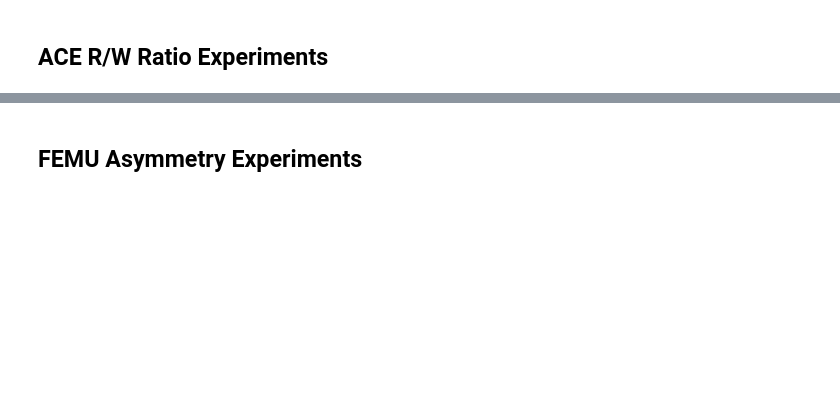
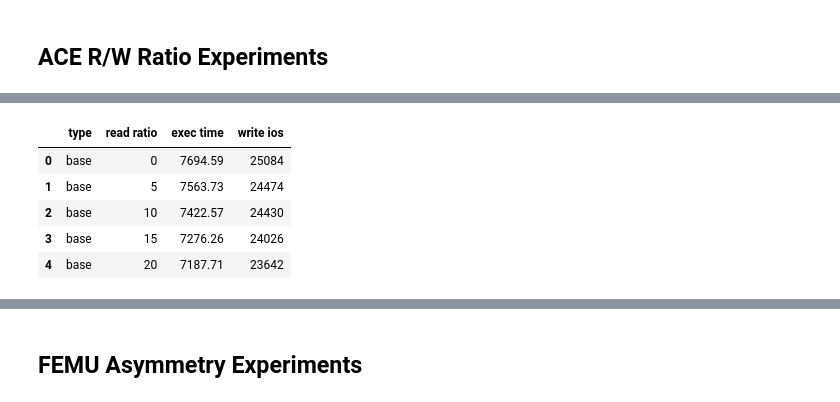
Before and after one commit to uenot/cs561-fproj-data, a Jupyter notebook: analysis.ipynb, the cells around one changed output, grey strips where cells are left out. Saved outputs shown, nothing was run; the diff lists cells and outputs as text; code cells hidden in the pictures; blank space fills up the shorter version.

```diff
--- a/analysis.ipynb
+++ b/analysis.ipynb
@@ -67,3 +7,65 @@ df.head()
+# %%
+ace_data = [
+    [0, 9176.98, 13710],
+    [5, 9006.71, 13537],
+    [10, 8754.76, 13369],
+    [15, 8619.69, 13159],
+    [20, 8423.11, 12958],
+    [25, 8149.77, 12668],
+    [30, 7812.39, 12406],
+    [35, 7656.41, 12102],
+    [40, 7289.76, 11710],
+    [45, 6743.55, 11313],
+    [50, 6406.07, 10915],
+    [55, 5883.75, 10435],
+    [60, 5455.05, 9884],
+    [65, 4952.95, 9269],
+    [70, 4378.26, 8562],
+    [75, 3750.7, 7724],
+    [80, 3051.91, 6739],
+    [85, 2421.25, 5548],
+    [90, 1797.41, 4090],
+    [95, 1432.47, 2384],
+    [100, 426.804, 0],
+
+]
+
+base_data = [
+    [0, 7694.59, 25084],
+    [5, 7563.73, 24474],
+    [10, 7422.57, 24430],
+    [15, 7276.26, 24026],
+    [20, 7187.71, 23642],
+    [25, 7067.34, 23140],
+    [30, 6932.93, 22671],
+    [35, 6772.61, 22139],
+    [40, 6672.92, 21453],
+    [45, 6497.47, 20788],
+    [50, 6265.75, 20046],
+    [55, 6086.56, 19191],
+    [60, 5807.94, 18201],
+    [65, 5596.36, 17101],
+    [70, 5269.74, 15827],
+    [75, 4883.56, 14335],
+    [80, 4425.8, 12525],
+    [85, 3875.17, 10347],
+    [90, 3248.84, 7668],
+    [95, 2412.96, 4347],
+    [100, 427.274, 0]
+]
+
+base_data = [["base"] + row for row in base_data]
+ace_data = [["ace"] + row for row in ace_data]
+
+df = pd.DataFrame(base_data + ace_data, columns=["type", "read ratio", "exec time", "write ios"])
+df.head()
+# %% [output]
+|  | type | read ratio | exec time | write ios |
+| 0 | base | 0 | 7694.59 | 25084 |
+| 1 | base | 5 | 7563.73 | 24474 |
+| 2 | base | 10 | 7422.57 | 24430 |
+| 3 | base | 15 | 7276.26 | 24026 |
+| 4 | base | 20 | 7187.71 | 23642 |
 # %%
 fig, ax = plt.subplots(figsize=(8,6))
 for label, df2 in df.groupby('type'):
```
Also changed, not shown: parts of 4 cells of this notebook.
